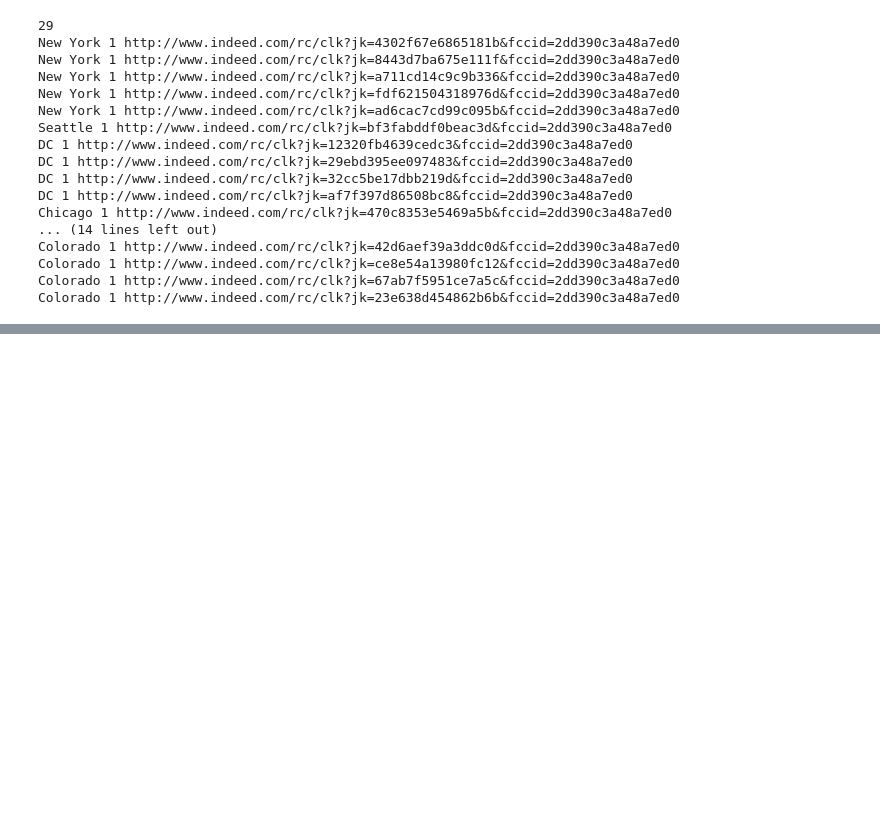
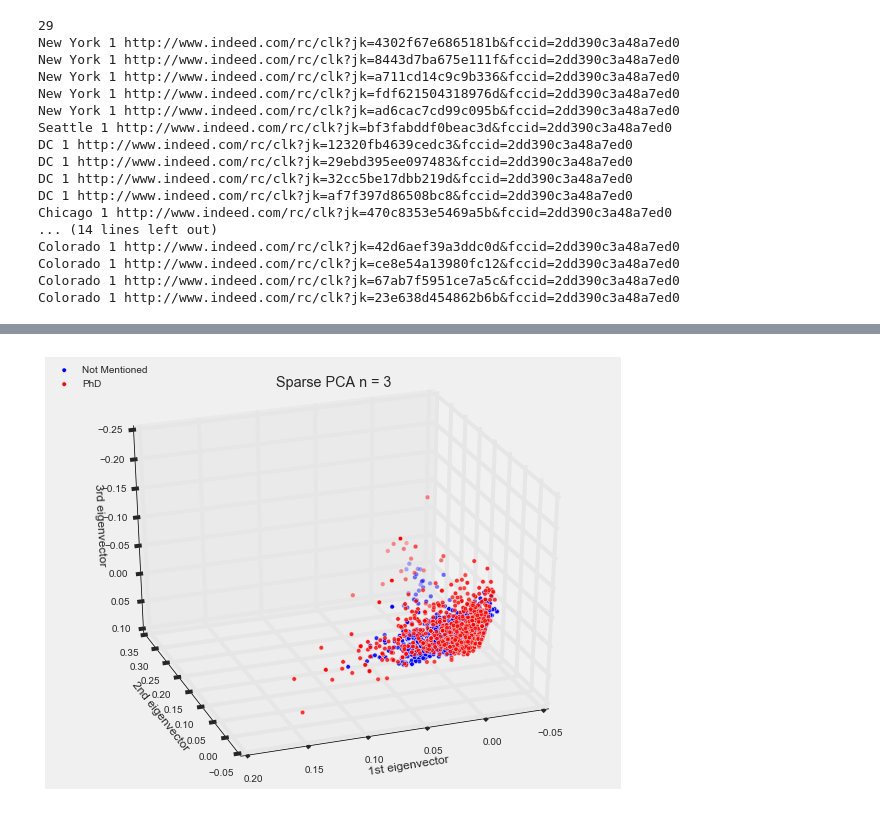
Before and after one commit to JC-Cheng/Data_Science, a Jupyter notebook: Projects/indeed/indeed/JD.ipynb, the cells around one changed output, grey strips where cells are left out. Cells and saved outputs as stored; diff of their text form; code cells hidden in the pictures; blank space fills up the shorter version.

```diff
--- a/Projects/indeed/indeed/JD.ipynb
+++ b/Projects/indeed/indeed/JD.ipynb
@@ -487,0 +527,4 @@ Colorado 1 http://www.indeed.com/rc/clk?jk=23e638d454862b6b&fccid=2dd390c3a48a7e
+# %%
+draw_3d_pca(P0, P1, SparsePCA(n_components=3), phd_map, 'Sparse PCA n = 3')
+# %% [output]
+[figure, added]
```
Also changed, not shown: parts of 20 cells of this notebook.
